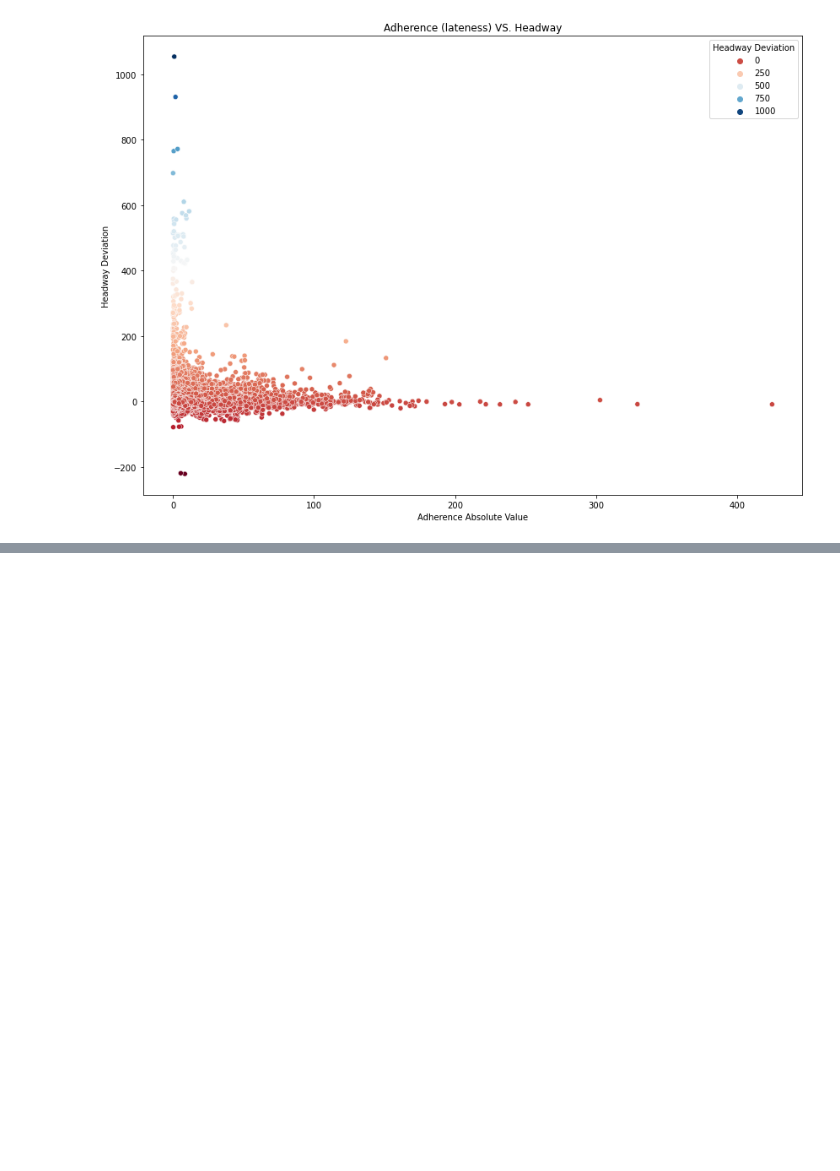
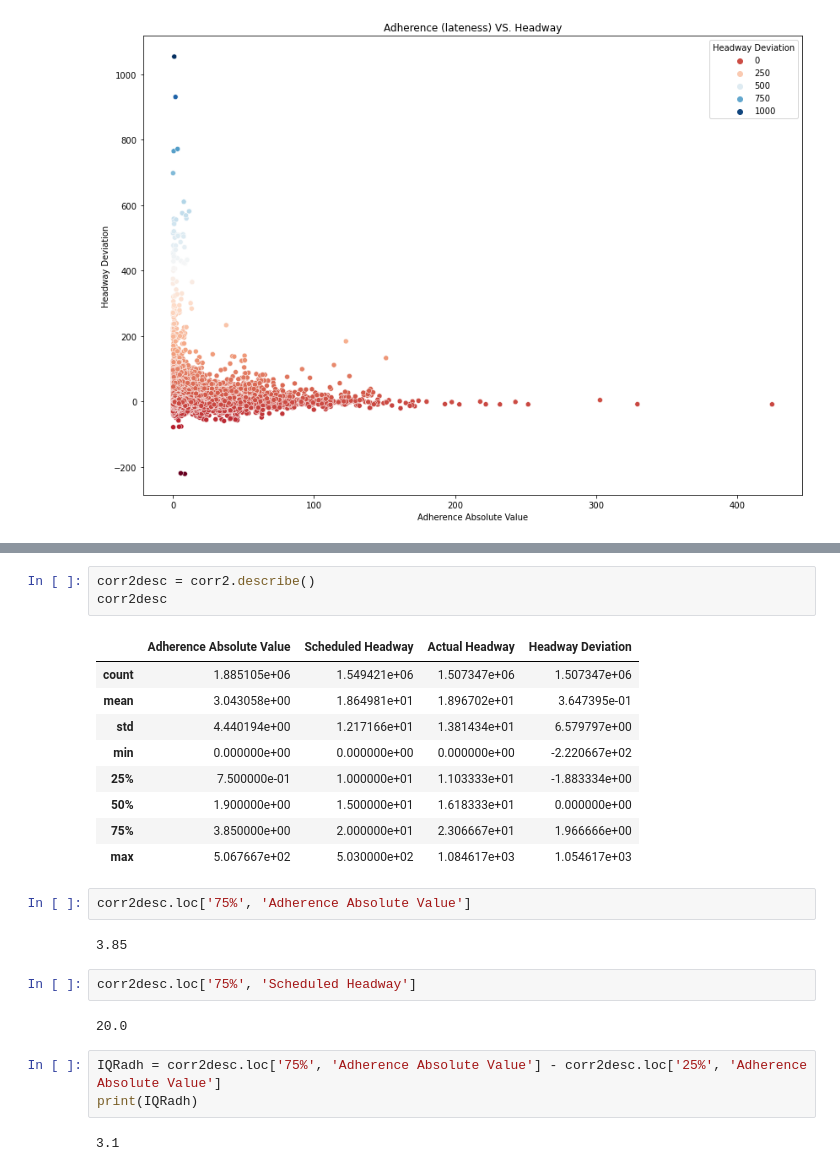
Before and after one commit to NSS-Data-Analytics-Cohort-7/wego-grumpy-concat, a Jupyter notebook: notebook/wego.ipynb, the cells around one changed output, grey strips where cells are left out. Cells and saved outputs as stored; diff of their text form; blank space fills up the shorter version.

```diff
--- a/notebook/wego.ipynb
+++ b/notebook/wego.ipynb
@@ -604,0 +614,26 @@ plt.show()
+# %%
+corr2desc = corr2.describe()
+corr2desc
+# %% [output]
+|  | Adherence Absolute Value | Scheduled Headway | Actual Headway | Headway Deviation |
+| count | 1.885105e+06 | 1.549421e+06 | 1.507347e+06 | 1.507347e+06 |
+| mean | 3.043058e+00 | 1.864981e+01 | 1.896702e+01 | 3.647395e-01 |
+| std | 4.440194e+00 | 1.217166e+01 | 1.381434e+01 | 6.579797e+00 |
+| min | 0.000000e+00 | 0.000000e+00 | 0.000000e+00 | -2.220667e+02 |
+| 25% | 7.500000e-01 | 1.000000e+01 | 1.103333e+01 | -1.883334e+00 |
+| 50% | 1.900000e+00 | 1.500000e+01 | 1.618333e+01 | 0.000000e+00 |
+| 75% | 3.850000e+00 | 2.000000e+01 | 2.306667e+01 | 1.966666e+00 |
+| max | 5.067667e+02 | 5.030000e+02 | 1.084617e+03 | 1.054617e+03 |
+# %%
+corr2desc.loc['75%', 'Adherence Absolute Value']
+# %% [output]
+3.85
+# %%
+corr2desc.loc['75%', 'Scheduled Headway']
+# %% [output]
+20.0
+# %%
+IQRadh = corr2desc.loc['75%', 'Adherence Absolute Value'] - corr2desc.loc['25%', 'Adherence Absolute Value']
+print(IQRadh)
+# %% [output]
+3.1
```
Also changed, not shown: parts of 2 cells of this notebook.
